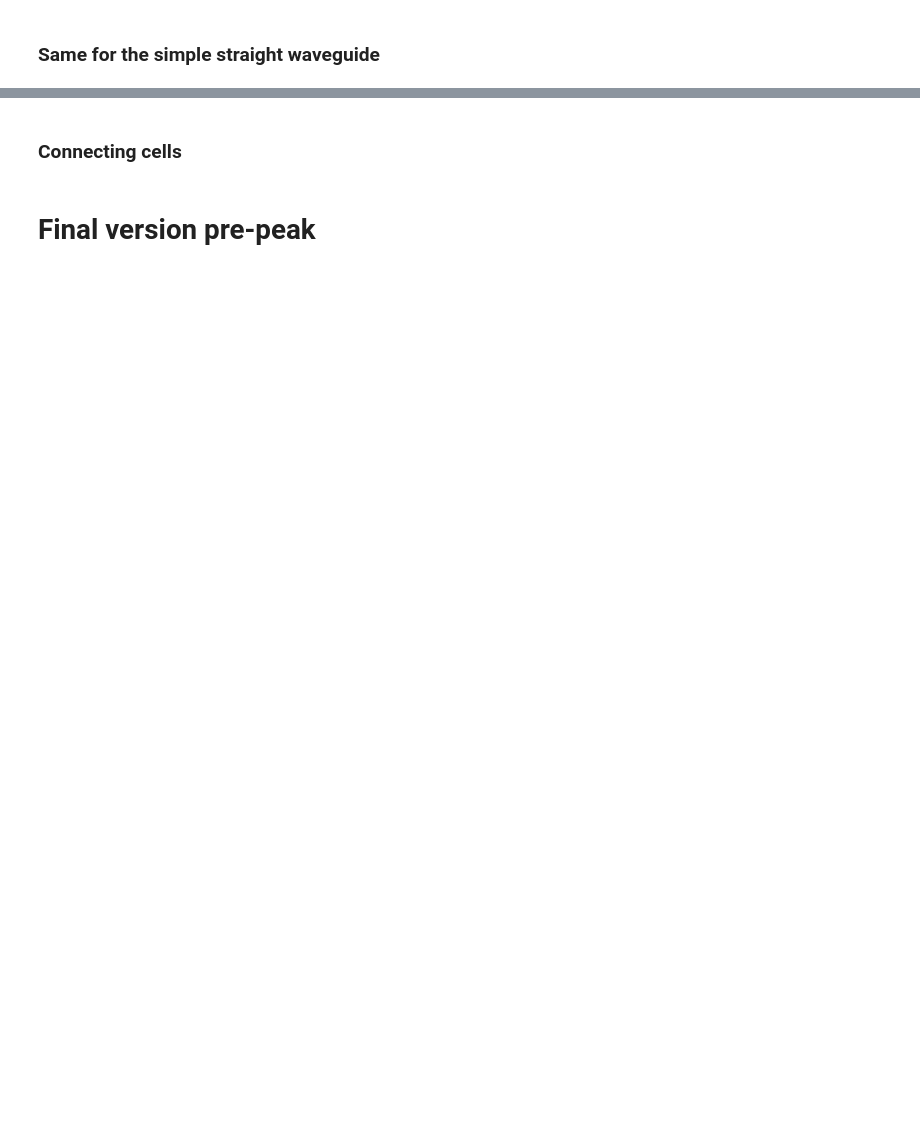
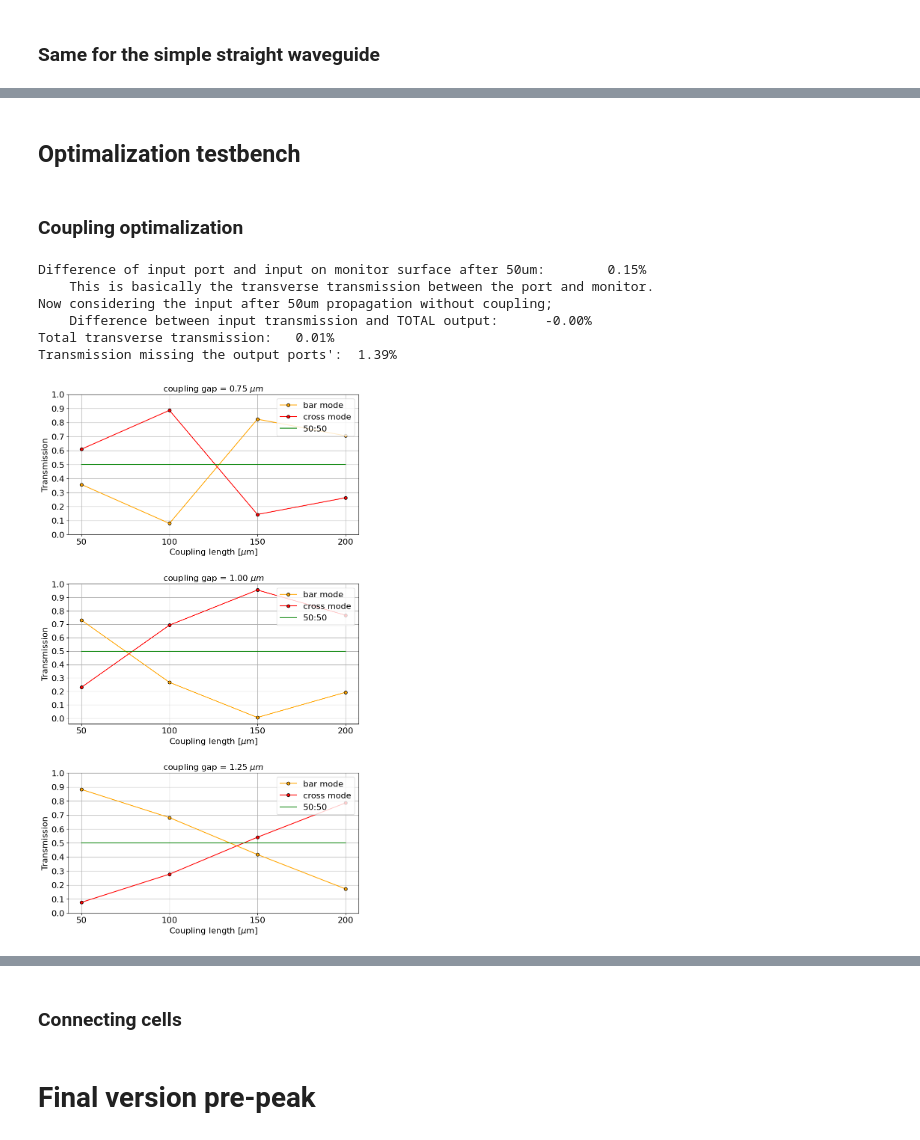
Before and after one commit to Szyli/Bell-decomposition, a Jupyter notebook: test_sMZI.ipynb, the cells around one changed output, grey strips where cells are left out. Saved outputs shown, nothing was run; the diff lists cells and outputs as text; code cells hidden in the pictures; blank space fills up the shorter version.

Commit message:
automated waveguide geometry preparation such that user only needs to give the common parameters. Includes coupling opimalization workbanch in notebook.

```diff
--- a/test_sMZI.ipynb
+++ b/test_sMZI.ipynb
@@ -612,0 +626,4 @@ GDS_AUTOEXPORT_MAIN({"layer_def": layer_def, "gds_filename": gds_filename, "verb
+# %% [markdown]
+## Optimalization testbench
+# %% [markdown]
+### Coupling optimalization
@@ -612,0 +718,39 @@ GDS_AUTOEXPORT_MAIN({"layer_def": layer_def, "gds_filename": gds_filename, "verb
+# %%
+dim_g = 3
+dim_l = 4
+bar_t_name = "bar_mode_T_data.txt"
+cross_t_name = "cross_mode_T_data.txt"
+gaps, lens, bar_t = data_reader(bar_t_name, dim_g, dim_l, "simulations/82_coupling_region/double sweep 2/second/")
+_, _, cross_t = data_reader(cross_t_name, dim_g, dim_l, "simulations/82_coupling_region/double sweep 2/second/")
+# %%
+# example: gap=1um; input length=50um; coupling length=50um
+# In this cell the data collected are the transmission around the simulation box compared to the ports'
+
+in_t = 0.99847
+out_t = 0.998347
+bot_t = -2.63817e-05
+top_t = 3.09771e-05
+side_1_t = 3.79455e-05
+side_2_t = 0.000108077
+
+p1 = 1  # 0.999763
+p2 = 0.748979
+p3 = 0.235503
+
+print("Difference of input port and input on monitor surface after 50um:\t {:.2f}%\n\
+    This is basically the transverse transmission between the port and monitor.".format((p1-in_t)*100))
+print("Now considering the input after 50um propagation without coupling;\n\
+    Difference between input transmission and TOTAL output:\t {:.2f}%".format((in_t - (out_t+bot_t+top_t+side_1_t+side_2_t))*100))
+print("Total transverse transmission:\t {:.2f}%".format((in_t - out_t)*100))
+print("Transmission missing the output ports':\t {:.2f}%".format((out_t - (p2 + p3))*100))
+# %% [output]
+Difference of input port and input on monitor surface after 50um:        0.15%
+    This is basically the transverse transmission between the port and monitor.
+Now considering the input after 50um propagation without coupling;
+    Difference between input transmission and TOTAL output:      -0.00%
+Total transverse transmission:   0.01%
+Transmission missing the output ports':  1.39%
+# %%
+sub_plotter(lens-200, gaps+1, bar_t, cross_t, dim_g, True)
+# %% [output]
+[figure, added]
```
Also changed, not shown: parts of 44 cells of this notebook, 1 other file.
